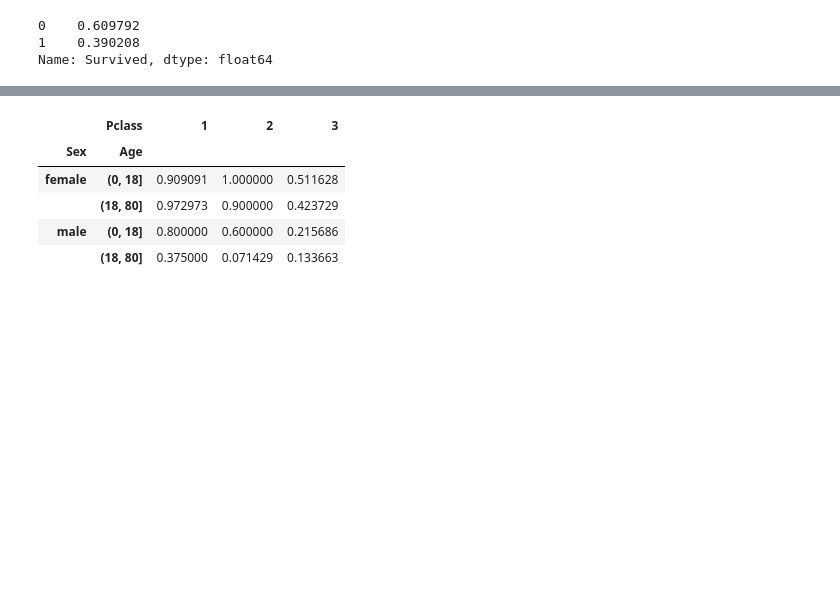
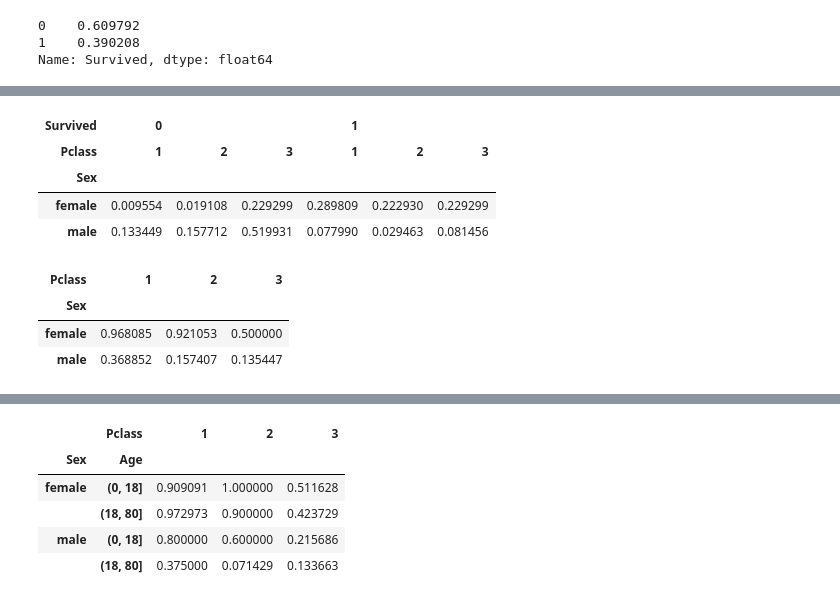
Before and after one commit to chengjun/mybook, a Jupyter notebook: _build/jupyter_execute/08-07-analyzing-titanic-dataset.ipynb, the cells around one changed output, grey strips where cells are left out. Saved outputs shown, nothing was run; the diff lists cells and outputs as text; code cells hidden in the pictures; blank space fills up the shorter version.

```diff
--- a/_build/jupyter_execute/08-07-analyzing-titanic-dataset.ipynb
+++ b/_build/jupyter_execute/08-07-analyzing-titanic-dataset.ipynb
@@ -173,0 +210,15 @@ Name: Survived, dtype: float64
+# %%
+pd.crosstab(train['Sex'],[train['Survived'], train['Pclass']], normalize='index')
+# %% [output]
+| Survived | 0 |  |  | 1 |  |  |
+| Pclass | 1 | 2 | 3 | 1 | 2 | 3 |
+| Sex |  |  |  |  |  |  |
+| female | 0.009554 | 0.019108 | 0.229299 | 0.289809 | 0.222930 | 0.229299 |
+| male | 0.133449 | 0.157712 | 0.519931 | 0.077990 | 0.029463 | 0.081456 |
+# %%
+pd.crosstab(train['Sex'],train['Pclass'], values=train['Survived'], aggfunc=np.average)
+# %% [output]
+| Pclass | 1 | 2 | 3 |
+| Sex |  |  |  |
+| female | 0.968085 | 0.921053 | 0.500000 |
+| male | 0.368852 | 0.157407 | 0.135447 |
```
Also changed, not shown: parts of 9 cells of this notebook, 32 other files.
